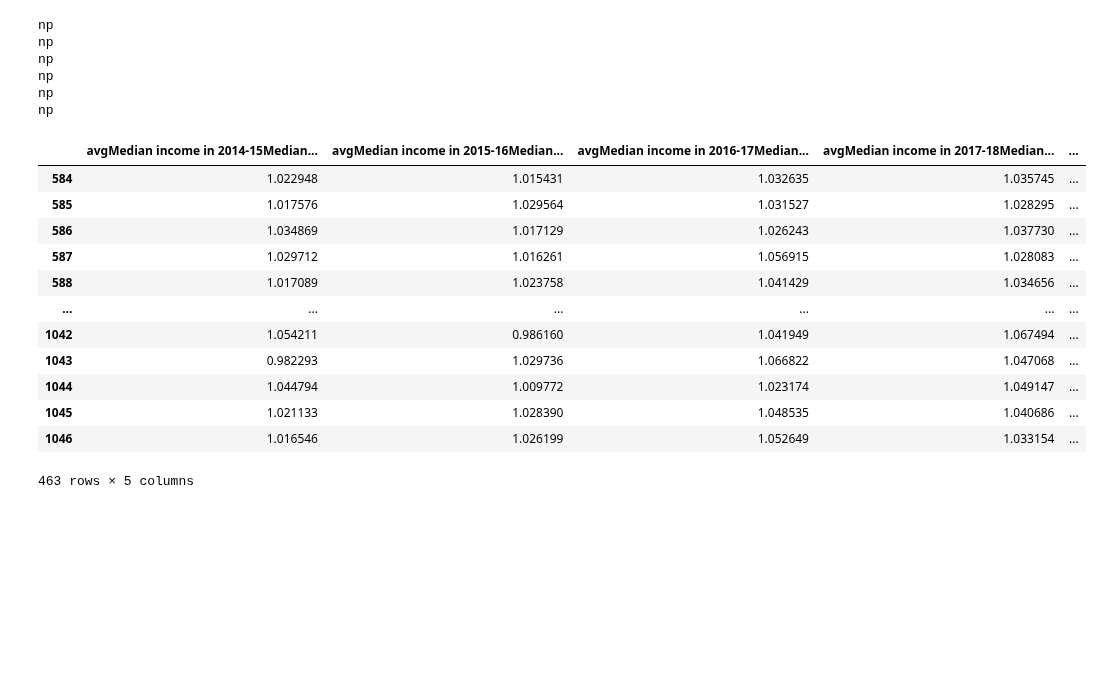
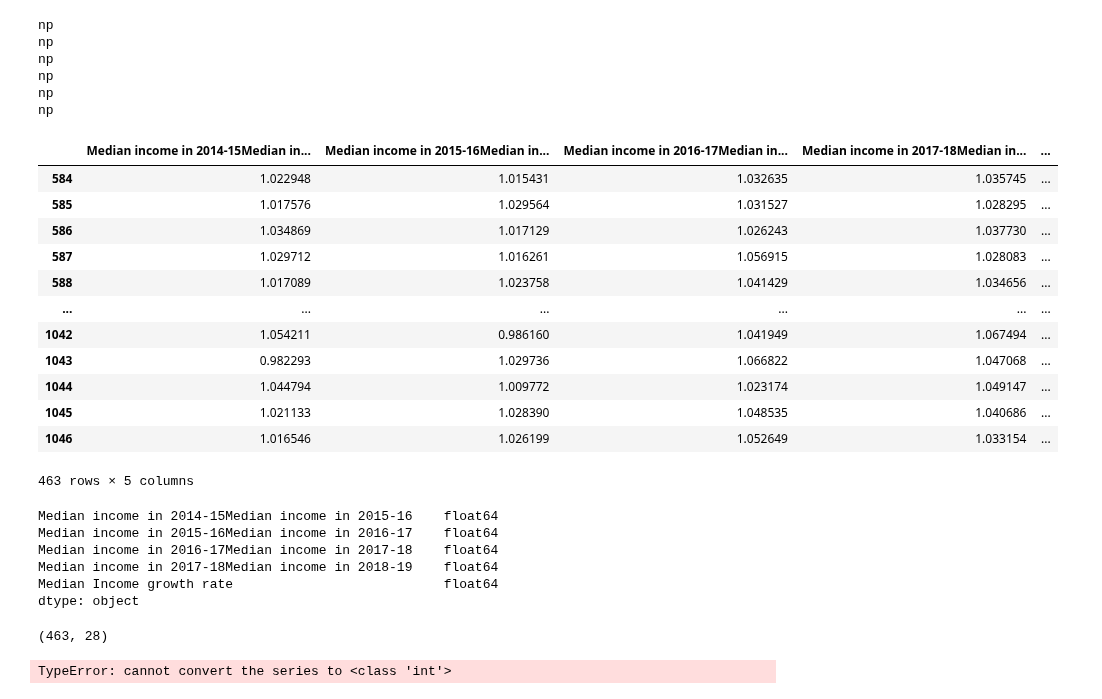
Before and after one commit to MAST30034-Applied-Data-Science/generic-real-estate-consulting-project-group-55, a Jupyter notebook: notebooks/Affluence_yearly_2.ipynb, the cells around one changed output. Cells and saved outputs as stored; diff of their text form; code cells hidden in the pictures; blank space fills up the shorter version.

```diff
--- a/notebooks/Affluence_yearly_2.ipynb
+++ b/notebooks/Affluence_yearly_2.ipynb
@@ -137,13 +137,13 @@ def avg_year(year1, year2):
 # %%
 df = pd.DataFrame()
 
 for (col_1, col_2) in columns:
-    df['avg' + f'{col_1}' + f'{col_2}'] = VIC_salary.apply(lambda x: avg_year(x[f"{col_1}"], x[f'{col_2}']), axis=1)
+    df[f'{col_1}' + f'{col_2}'] = VIC_salary.apply(lambda x: avg_year(x[f"{col_1}"], x[f'{col_2}']), axis=1)
 
 df['Median Income growth rate'] = (df.sum(axis=1))/len(df.columns)
 df
 # %% [output]
-|  | avgMedian income in 2014-15Median... | avgMedian income in 2015-16Median... | avgMedian income in 2016-17Median... | avgMedian income in 2017-18Median... | ... |
+|  | Median income in 2014-15Median in... | Median income in 2015-16Median in... | Median income in 2016-17Median in... | Median income in 2017-18Median in... | ... |
 | 584 | 1.022948 | 1.015431 | 1.032635 | 1.035745 | ... |
 | 585 | 1.017576 | 1.029564 | 1.031527 | 1.028295 | ... |
 | 586 | 1.034869 | 1.017129 | 1.026243 | 1.037730 | ... |
@@ -156,3 +156,27 @@ df
 | 1045 | 1.021133 | 1.028390 | 1.048535 | 1.040686 | ... |
 | 1046 | 1.016546 | 1.026199 | 1.052649 | 1.033154 | ... |
 463 rows × 5 columns
+# %%
+df.dtypes
+# %% [output]
+Median income in 2014-15Median income in 2015-16    float64
+Median income in 2015-16Median income in 2016-17    float64
+Median income in 2016-17Median income in 2017-18    float64
+Median income in 2017-18Median income in 2018-19    float64
+Median Income growth rate                           float64
+dtype: object
+# %%
+VIC_salary.shape
+# %% [output]
+(463, 28)
+# %%
+VIC_salary["Median income in 2019-2020"]=(VIC_salary["Median income in 2018-19"]*df['Median Income growth rate']).round(2)
+VIC_salary["Median income in 2020-2021"]=(VIC_salary["Median income in 2019-2020"]*df['Median Income growth rate']).round(2)
+VIC_salary["Median income in 2021-2022"]=(VIC_salary["Median income in 2020-2021"]*df['Median Income growth rate']).round(2)
+#VIC_salary["Median income in 2022-2023"]=(VIC_salary["Median income in 2021-2022"]*VIC_salary['Median Income growth rate']).round(2)
+#VIC_salary["Median income in 2023-2024"]=(VIC_salary["Median income in 2022-2023"]*VIC_salary['Median Income growth rate']).round(2)
+#VIC_salary["Median income in 2024-2025"]=(VIC_salary["Median income in 2023-2024"]*VIC_salary['Median Income growth rate']).round(2)
+
+#VIC_salary.to_csv('../data/curated/population_SA2.csv')
+# %% [output]
+TypeError: cannot convert the series to <class 'int'>
```
Also changed, not shown: parts of 1 cell of this notebook.
